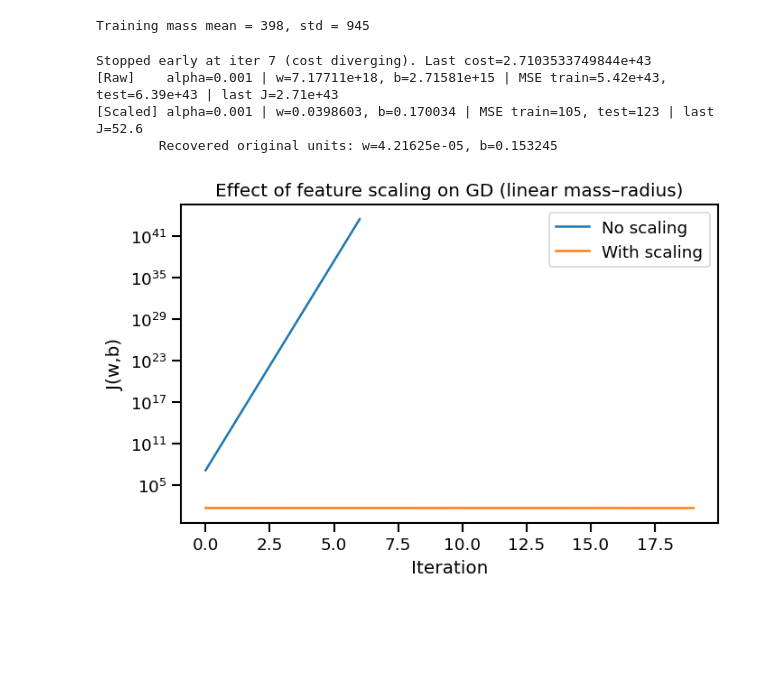
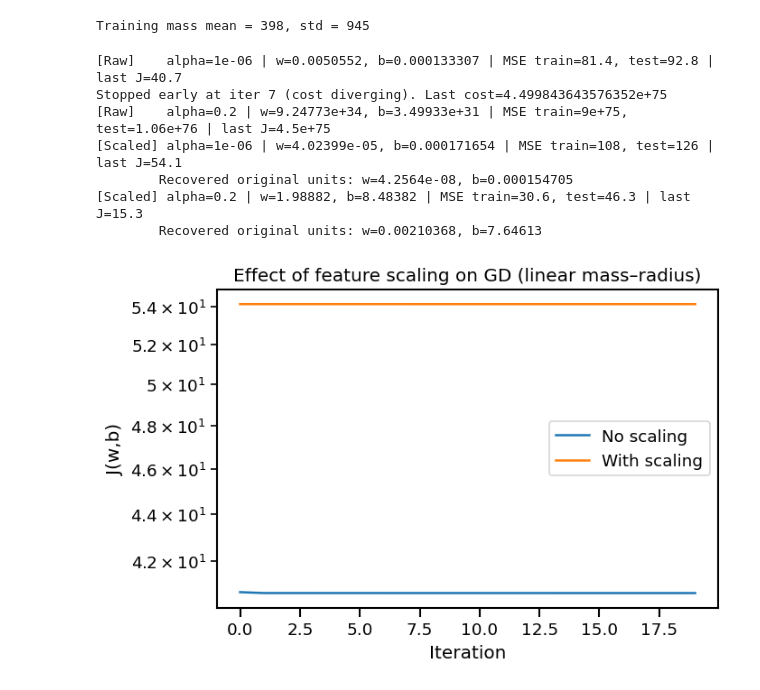
Before and after one commit to vadibekyan/ML_Astronomy_classes, a Jupyter notebook: notebooks/02_regression_with_feature_scaling.ipynb, the cells around one changed output. Saved outputs shown, nothing was run; the diff lists cells and outputs as text; code cells hidden in the pictures; blank space fills up the shorter version.

```diff
--- a/notebooks/02_regression_with_feature_scaling.ipynb
+++ b/notebooks/02_regression_with_feature_scaling.ipynb
@@ -176,8 +176,8 @@ def run_gd_and_predict(x_train, y_train, x_test, y_test, w0, b0, alpha, num_iter
     mse_test  = mean_squared_error(y_test,  yhat_test)
     return w, b, J_hist, mse_train, mse_test
 # %%
-alphas_raw = [1e-3]
-iters = 20
+alphas_raw = [1e-7]
+iters = 200
 w0, b0 = 0.0, 0.0
 
 results_raw = {}
@@ -210,8 +209,8 @@ ylog_train = np.log10(y_train)
 xlog_test  = np.log10(x_test)
 ylog_test  = np.log10(y_test)
 # %%
-alphas_log = [0.2]   # 0.2 may overshoot depending on the dataset
-iters_log = 4
+alphas_log = [0.3, 0.2,]   # 0.2 may overshoot depending on the dataset
+iters_log = 50
 w0, b0 = 0.0, 0.0
 
 results_log = {}
@@ -389,7 +389,7 @@ print(f"Training mass mean = {mu_x:.3g}, std = {sigma_x:.3g}")
 Training mass mean = 398, std = 945
 # %%
 # ONE place to control GD hyperparams
-alphas = [1e-3]     # change here
+alphas = [1e-6, 0.2]     # change here
 iters  = 20         # change here
 
 # Run GD on RAW feature(s)
@@ -409,35 +409,38 @@ for a in alphas:
     w_s, b_s, J_hist_s, mse_tr_s, mse_te_s = run_gd_and_predict(
         x_train_s, y_train, x_test_s, y_test,
         w0=w0, b0=b0, alpha=a, num_iters=iters
     )
     results_scaled[a] = (w_s, b_s, J_hist_s, mse_tr_s, mse_te_s)
     print(f"[Scaled] alpha={a:g} | w={w_s:.6g}, b={b_s:.6g} | "
           f"MSE train={mse_tr_s:.3g}, test={mse_te_s:.3g} | last J={J_hist_s[-1]:.3g}")
 
     # Convert (w_s, b_s) back to original mass units:
     # y = w_s * ((x - mu)/sigma) + b_s  = (w_s/sigma)*x + (b_s - w_s*mu/sigma)
     w_phys = w_s / sigma_x
     b_phys = b_s - w_s * mu_x / sigma_x
     print(f"        Recovered original units: w={w_phys:.6g}, b={b_phys:.6g}")
 
 # Compare convergence (cost history) for the first alpha
 a0 = alphas[0]
 J_hist_raw = results_raw[a0][2]
 J_hist_s   = results_scaled[a0][2]
 
 plt.figure(figsize=(6,4))
 plt.plot(J_hist_raw, label="No scaling")
 plt.plot(J_hist_s, label="With scaling")
 plt.yscale("log")
 plt.xlabel("Iteration")
 plt.ylabel("J(w,b)")
 plt.title("Effect of feature scaling on GD (linear mass–radius)")
 plt.legend()
 plt.tight_layout()
 plt.show()
 # %% [output]
-Stopped early at iter 7 (cost diverging). Last cost=2.7103533749844e+43
-[Raw]    alpha=0.001 | w=7.17711e+18, b=2.71581e+15 | MSE train=5.42e+43, test=6.39e+43 | last J=2.71e+43
-[Scaled] alpha=0.001 | w=0.0398603, b=0.170034 | MSE train=105, test=123 | last J=52.6
-        Recovered original units: w=4.21625e-05, b=0.153245
+[Raw]    alpha=1e-06 | w=0.0050552, b=0.000133307 | MSE train=81.4, test=92.8 | last J=40.7
+Stopped early at iter 7 (cost diverging). Last cost=4.499843643576352e+75
+[Raw]    alpha=0.2 | w=9.24773e+34, b=3.49933e+31 | MSE train=9e+75, test=1.06e+76 | last J=4.5e+75
+[Scaled] alpha=1e-06 | w=4.02399e-05, b=0.000171654 | MSE train=108, test=126 | last J=54.1
+        Recovered original units: w=4.2564e-08, b=0.000154705
+[Scaled] alpha=0.2 | w=1.98882, b=8.48382 | MSE train=30.6, test=46.3 | last J=15.3
+        Recovered original units: w=0.00210368, b=7.64613
-[figure, old version]
+[figure, new version]
```
Also changed, not shown: parts of 5 cells of this notebook, 1 other file.
